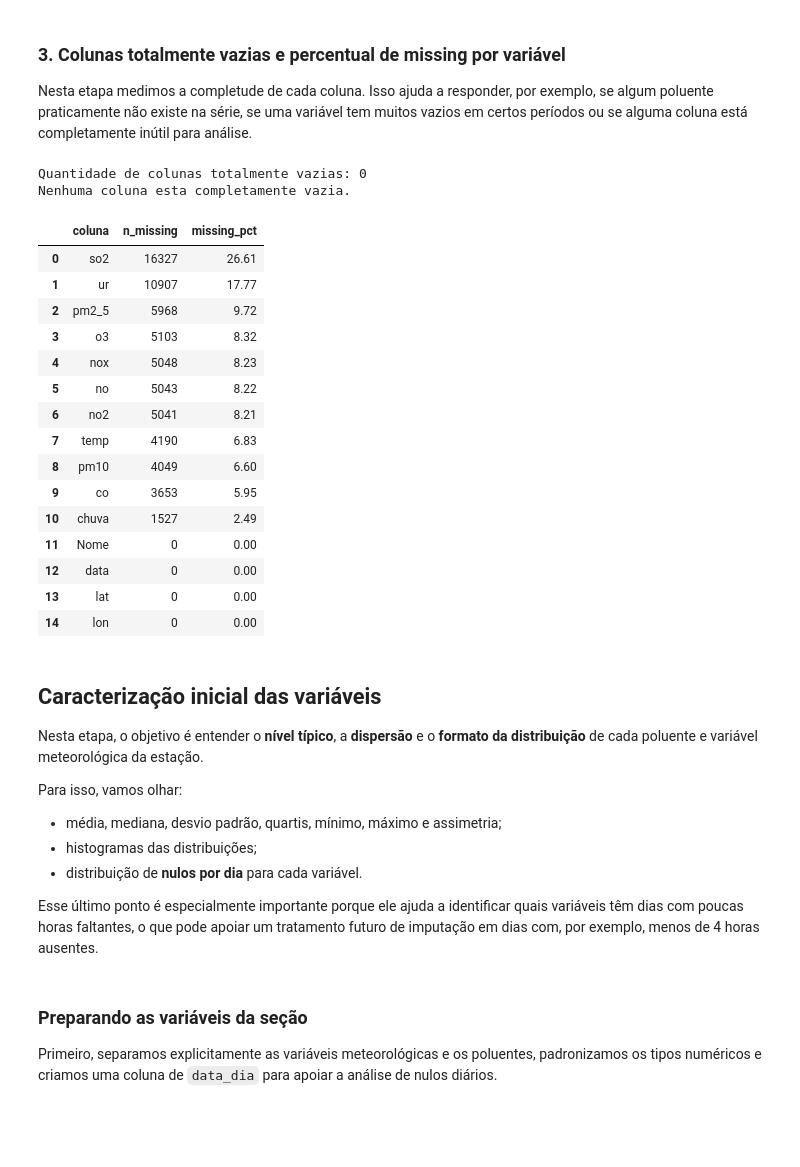
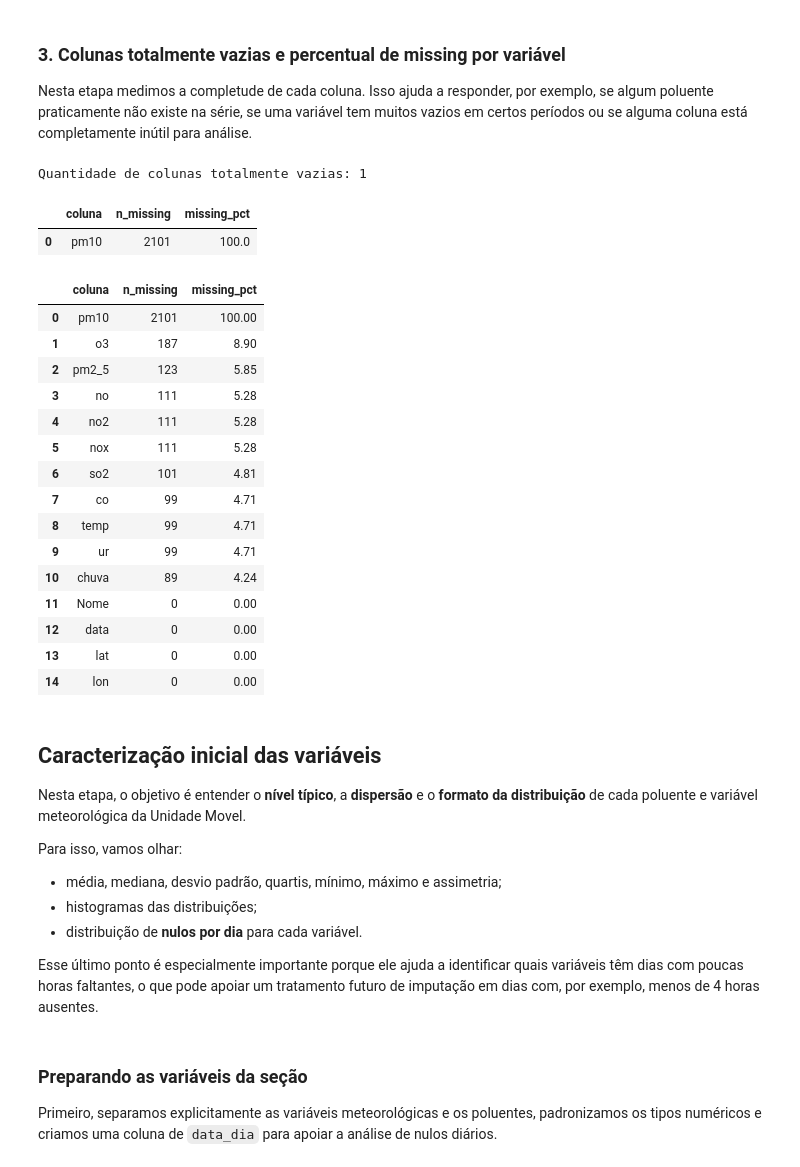
Before and after one commit to AILAB-CEFET-RJ/qualiar, a Jupyter notebook: Code/3 - EdaIntermediaryData/MonitorAr/Estacao/ZonaNorte/um_maracana.ipynb, the cells around one changed output. Drawn from its saved outputs; the diff is of its cells as text; code cells hidden in the pictures; blank space fills up the shorter version.

```diff
--- a/Code/3 - EdaIntermediaryData/MonitorAr/Estacao/ZonaNorte/um_maracana.ipynb
+++ b/Code/3 - EdaIntermediaryData/MonitorAr/Estacao/ZonaNorte/um_maracana.ipynb
@@ -16,8 +16,8 @@ import seaborn as sns
 url_air_quality_data = "https://raw.githubusercontent.com/AILAB-CEFET-RJ/qualiar/refs/heads/Refactoring-And-Documentation/Data/IntermediaryData/MonitorAr/InitialMergedData/merged_air_quality_data.csv"
 
 df_air_quality = pd.read_csv(url_air_quality_data)
-df_iraja = df_air_quality[df_air_quality["Nome"] == "ESTAÇÃO IRAJÁ"].copy()
+df_maracana = df_air_quality[df_air_quality["Nome"] == "UNIDADE MOVEL MARACANA"].copy()
 
-print("Dimensoes da base da Estacao Iraja:", df_iraja.shape)
-display(df_iraja.head())
+print("Dimensoes da base da Estacao Maracana:", df_maracana.shape)
+display(df_maracana.head())
 # %% [output]
@@ -35,9 +35,9 @@ Dimensoes da base da Estacao Iraja: (61368, 15)
 
 Nesta célula verificamos o intervalo temporal da base, o número de timestamps únicos, o intervalo mais frequente entre observações e a distribuição do minuto da medição. Isso ajuda a confirmar se a série realmente se comporta como uma série **horária**.
 # %%
-df_iraja["data"] = pd.to_datetime(df_iraja["data"], errors="coerce")
+df_maracana["data"] = pd.to_datetime(df_maracana["data"], errors="coerce")
 
-timestamps_unicos = df_iraja["data"].drop_duplicates().sort_values()
+timestamps_unicos = df_maracana["data"].drop_duplicates().sort_values()
 intervalos = timestamps_unicos.diff().dropna()
 
 intervalo_modal = intervalos.mode().iloc[0] if not intervalos.empty else pd.Timedelta(hours=1)
@@ -53,8 +53,8 @@ resumo_periodo = pd.DataFrame(
         "valor": [
             timestamps_unicos.min(),
             timestamps_unicos.max(),
-            len(df_iraja),
-            df_iraja["data"].dt.year.nunique(),
+            len(df_maracana),
+            df_maracana["data"].dt.year.nunique(),
         ],
     }
 )
@@ -153,46 +135,47 @@ Nesta etapa medimos a completude de cada coluna. Isso ajuda a responder, por exe
 # %%
 missing_por_variavel = pd.DataFrame(
     {
-        "coluna": df_iraja.columns,
-        "n_missing": df_iraja.isna().sum().values,
-        "missing_pct": (100 * df_iraja.isna().mean()).round(2).values,
+        "coluna": df_maracana.columns,
+        "n_missing": df_maracana.isna().sum().values,
+        "missing_pct": (100 * df_maracana.isna().mean()).round(2).values,
     }
 )
 
 missing_por_variavel = missing_por_variavel.sort_values(["missing_pct", "coluna"], ascending=[False, True]).reset_index(drop=True)
 colunas_totalmente_vazias = missing_por_variavel[missing_por_variavel["missing_pct"] == 100].copy()
 
 print("Quantidade de colunas totalmente vazias:", len(colunas_totalmente_vazias))
 
 if len(colunas_totalmente_vazias) > 0:
     display(colunas_totalmente_vazias)
 else:
     print("Nenhuma coluna esta completamente vazia.")
 
 display(missing_por_variavel)
 # %% [output]
-Quantidade de colunas totalmente vazias: 0
-Nenhuma coluna esta completamente vazia.
+Quantidade de colunas totalmente vazias: 1
 |  | coluna | n_missing | missing_pct |
-| 0 | so2 | 16327 | 26.61 |
-| 1 | ur | 10907 | 17.77 |
-| 2 | pm2_5 | 5968 | 9.72 |
-| 3 | o3 | 5103 | 8.32 |
-| 4 | nox | 5048 | 8.23 |
-| 5 | no | 5043 | 8.22 |
-| 6 | no2 | 5041 | 8.21 |
-| 7 | temp | 4190 | 6.83 |
-| 8 | pm10 | 4049 | 6.60 |
-| 9 | co | 3653 | 5.95 |
-| 10 | chuva | 1527 | 2.49 |
-| 11 | Nome | 0 | 0.00 |
-| 12 | data | 0 | 0.00 |
-| 13 | lat | 0 | 0.00 |
-| 14 | lon | 0 | 0.00 |
+| 0 | pm10 | 2101 | 100.0 |
+|  | coluna | n_missing | missing_pct |
+| 0 | pm10 | 2101 | 100.00 |
+| 1 | o3 | 187 | 8.90 |
+| 2 | pm2_5 | 123 | 5.85 |
+| 3 | no | 111 | 5.28 |
+| 4 | no2 | 111 | 5.28 |
+| 5 | nox | 111 | 5.28 |
+| 6 | so2 | 101 | 4.81 |
+| 7 | co | 99 | 4.71 |
+| 8 | temp | 99 | 4.71 |
+| 9 | ur | 99 | 4.71 |
+| 10 | chuva | 89 | 4.24 |
+| 11 | Nome | 0 | 0.00 |
+| 12 | data | 0 | 0.00 |
+| 13 | lat | 0 | 0.00 |
+| 14 | lon | 0 | 0.00 |
 # %% [markdown]
 ## Caracterização inicial das variáveis
 
-Nesta etapa, o objetivo é entender o **nível típico**, a **dispersão** e o **formato da distribuição** de cada poluente e variável meteorológica da estação.
+Nesta etapa, o objetivo é entender o **nível típico**, a **dispersão** e o **formato da distribuição** de cada poluente e variável meteorológica da Unidade Movel.
 
 Para isso, vamos olhar:
 
```
Also changed, not shown: parts of 11 cells of this notebook, 16 other files.
